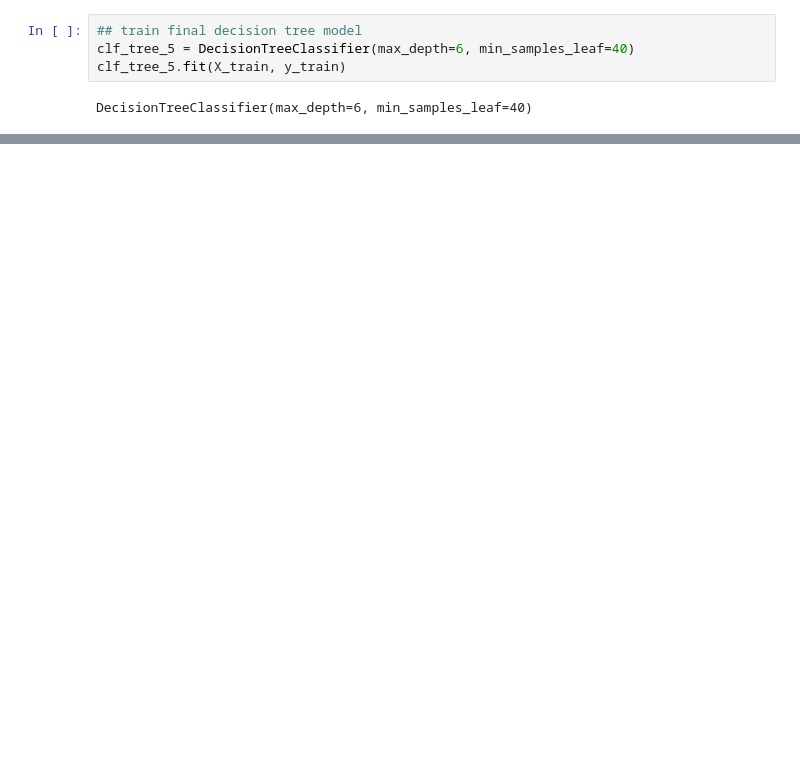
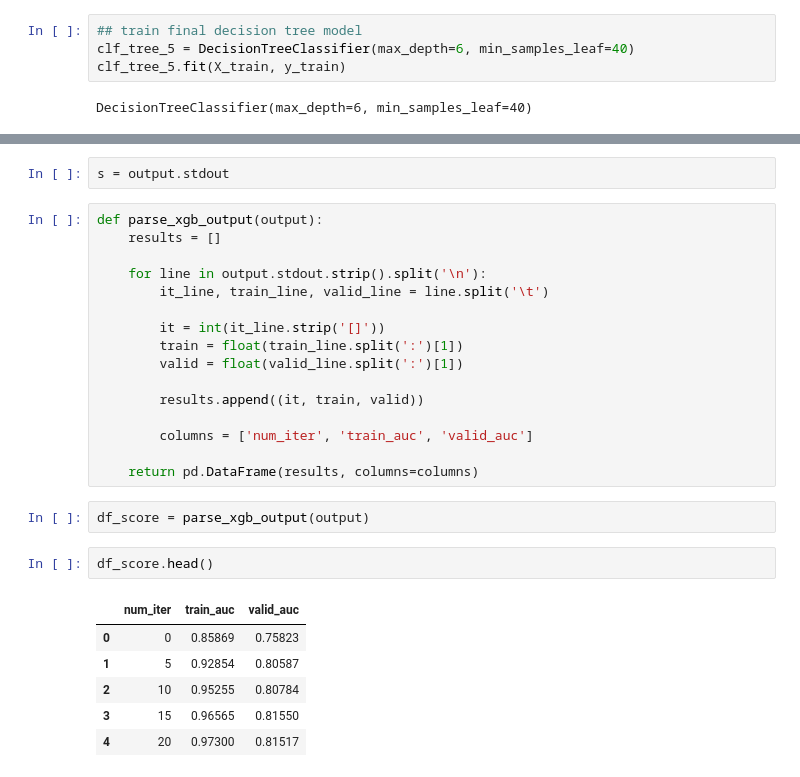
Before and after one commit to moro23/ml_zoomcamp_2022, a Jupyter notebook: chapter_6/credit_risk_scoring.ipynb, the cells around one changed output, grey strips where cells are left out. Drawn from its saved outputs; the diff is of its cells as text; blank space fills up the shorter version.

Commit message:
hyper-parameter tuning and training the final model with best results.

```diff
--- a/chapter_6/credit_risk_scoring.ipynb
+++ b/chapter_6/credit_risk_scoring.ipynb
@@ -344,0 +391,29 @@ DecisionTreeClassifier(max_depth=6, min_samples_leaf=40)
+# %%
+s = output.stdout
+# %%
+def parse_xgb_output(output):
+    results = []
+
+    for line in output.stdout.strip().split('\n'):
+        it_line, train_line, valid_line = line.split('\t')
+
+        it = int(it_line.strip('[]'))
+        train = float(train_line.split(':')[1])
+        valid = float(valid_line.split(':')[1])
+
+        results.append((it, train, valid))
+
+        columns = ['num_iter', 'train_auc', 'valid_auc']
+
+    return pd.DataFrame(results, columns=columns)
+# %%
+df_score = parse_xgb_output(output)
+# %%
+df_score.head()
+# %% [output]
+|  | num_iter | train_auc | valid_auc |
+| 0 | 0 | 0.85869 | 0.75823 |
+| 1 | 5 | 0.92854 | 0.80587 |
+| 2 | 10 | 0.95255 | 0.80784 |
+| 3 | 15 | 0.96565 | 0.81550 |
+| 4 | 20 | 0.97300 | 0.81517 |
```
Also changed, not shown: parts of 44 cells of this notebook.
